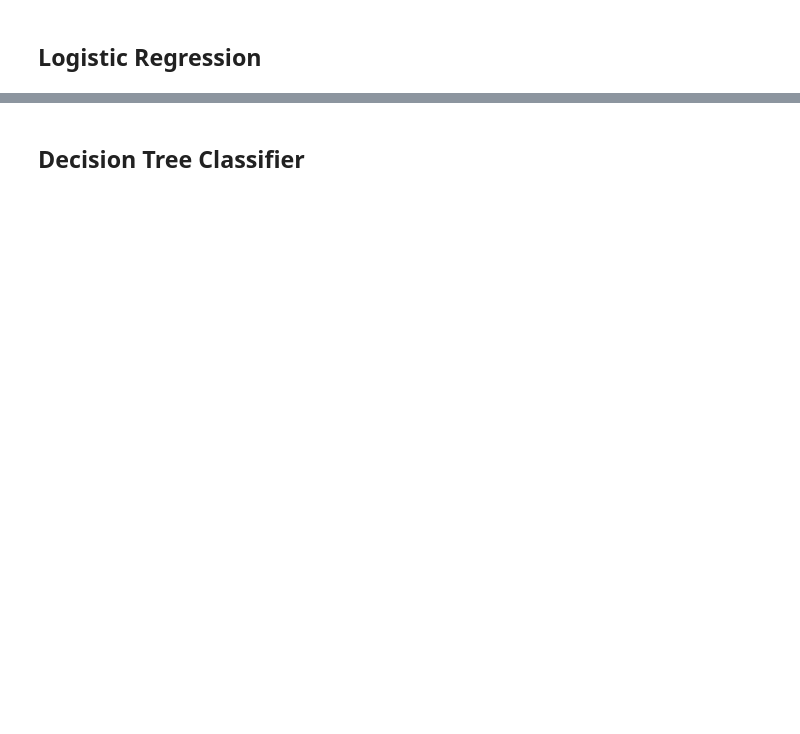
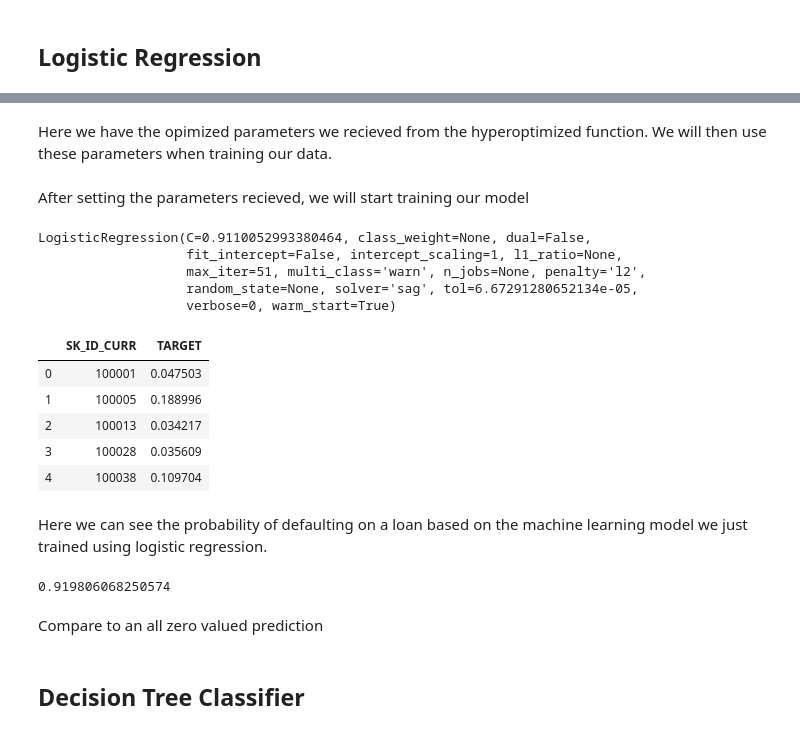
Before and after one commit to Oysteinvikane/home-credit-default-risk, a Jupyter notebook: homeCreditDefaultRisk.ipynb, the cells around one changed output, grey strips where cells are left out. Saved outputs shown, nothing was run; the diff lists cells and outputs as text; code cells hidden in the pictures; blank space fills up the shorter version.

```diff
--- a/homeCreditDefaultRisk.ipynb
+++ b/homeCreditDefaultRisk.ipynb
@@ -802,6 +887,36 @@ X_train, X_test, y_train, y_test = train_test_split(train, y, test_size=0.33, ra
+# %% [markdown]
+Here we have the opimized parameters we recieved from the hyperoptimized function. We will then use these parameters when training our data.
+# %%
+log_reg = LogisticRegression(
+    C= 0.9110052993380464,
+    class_weight=None,
+    fit_intercept= False,
+    max_iter= 51,
+    solver= 'sag',
+    tol= 6.67291280652134e-05,
+    warm_start= True)
+# %% [markdown]
+After setting the parameters recieved, we will start training our model
+# %%
+log_reg.fit(train, train_labels)
+# %% [output]
+LogisticRegression(C=0.9110052993380464, class_weight=None, dual=False,
+                   fit_intercept=False, intercept_scaling=1, l1_ratio=None,
+                   max_iter=51, multi_class='warn', n_jobs=None, penalty='l2',
+                   random_state=None, solver='sag', tol=6.67291280652134e-05,
+                   verbose=0, warm_start=True)
+# %%
+log_reg_pred = log_reg.predict_proba(test)[:,1]
 # %%
 # Submission dataframe
-#submit = test_data[['SK_ID_CURR']]
-#submit['TARGET'] = log_reg_pred
+submit = test_data[['SK_ID_CURR']]
+submit['TARGET'] = log_reg_pred
 
-#submit.head()
+submit.head()
+# %% [output]
+|  | SK_ID_CURR | TARGET |
+| 0 | 100001 | 0.047503 |
+| 1 | 100005 | 0.188996 |
+| 2 | 100013 | 0.034217 |
+| 3 | 100028 | 0.035609 |
+| 4 | 100038 | 0.109704 |
@@ -811,2 +923,11 @@ X_train, X_test, y_train, y_test = train_test_split(train, y, test_size=0.33, ra
+# %% [markdown]
+Here we can see the probability of defaulting on a loan based on the machine learning model we just trained using logistic regression.
+# %%
+score = log_reg.score(X_test, y_test)
+print(score)
+# %% [output]
+0.919806068250574
+# %% [markdown]
+Compare to an all zero valued prediction
 # %% [markdown]
 ## Decision Tree Classifier
```
Also changed, not shown: parts of 44 cells of this notebook.
